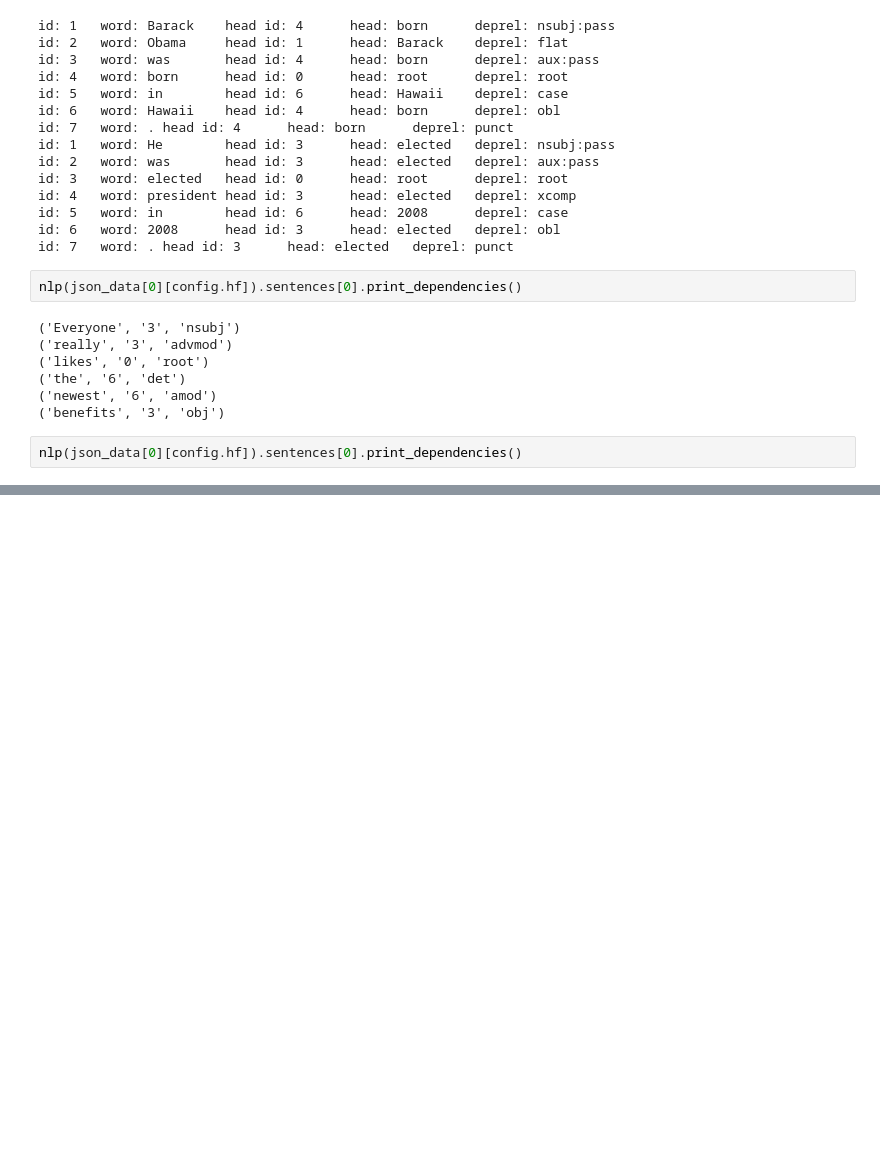
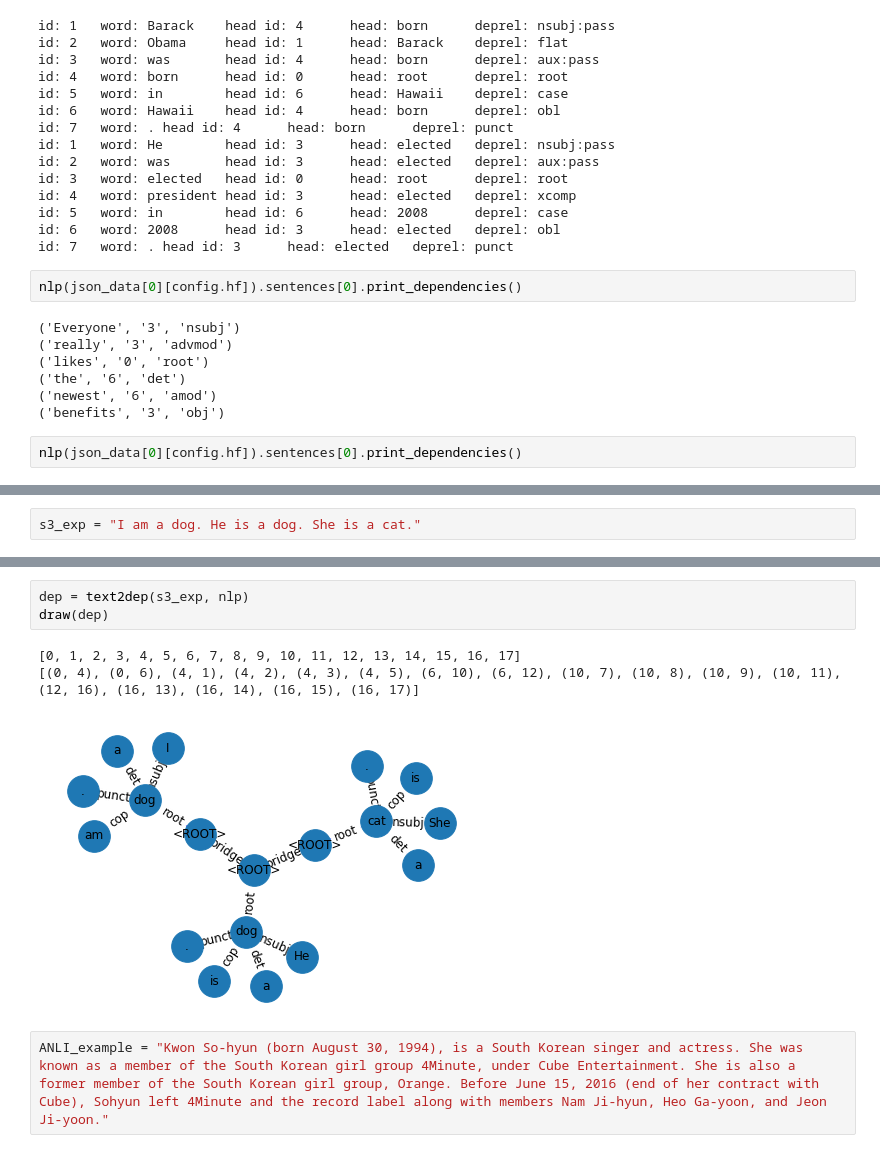
Before and after one commit to EazyReal/2020-IIS-NLU-intership, a Jupyter notebook: MNLI/src-gnn/SynNLI.ipynb, the cells around one changed output, grey strips where cells are left out. Saved outputs shown, nothing was run; the diff lists cells and outputs as text; blank space fills up the shorter version.

```diff
--- a/MNLI/src-gnn/SynNLI.ipynb
+++ b/MNLI/src-gnn/SynNLI.ipynb
@@ -178,0 +182,2 @@ dir(data)
+# %%
+s3_exp = "I am a dog. He is a dog. She is a cat."
@@ -178,0 +266,9 @@ dir(data)
+# %%
+dep = text2dep(s3_exp, nlp)
+draw(dep)
+# %% [output]
+[0, 1, 2, 3, 4, 5, 6, 7, 8, 9, 10, 11, 12, 13, 14, 15, 16, 17]
+[(0, 4), (0, 6), (4, 1), (4, 2), (4, 3), (4, 5), (6, 10), (6, 12), (10, 7), (10, 8), (10, 9), (10, 11), (12, 16), (16, 13), (16, 14), (16, 15), (16, 17)]
+[figure, added]
+# %%
+ANLI_example = "Kwon So-hyun (born August 30, 1994), is a South Korean singer and actress. She was known as a member of the South Korean girl group 4Minute, under Cube Entertainment. She is also a former member of the South Korean girl group, Orange. Before June 15, 2016 (end of her contract with Cube), Sohyun left 4Minute and the record label along with members Nam Ji-hyun, Heo Ga-yoon, and Jeon Ji-yoon."
```
Also changed, not shown: parts of 16 cells of this notebook, 4 other files.
